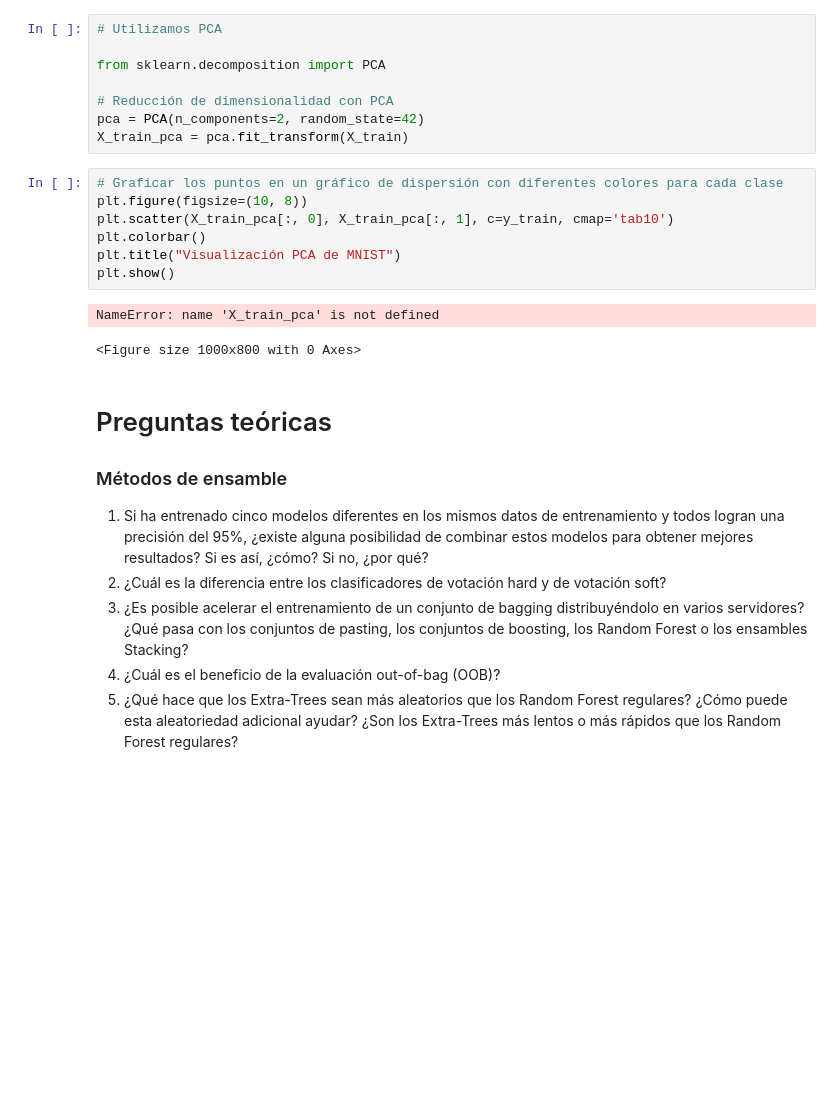
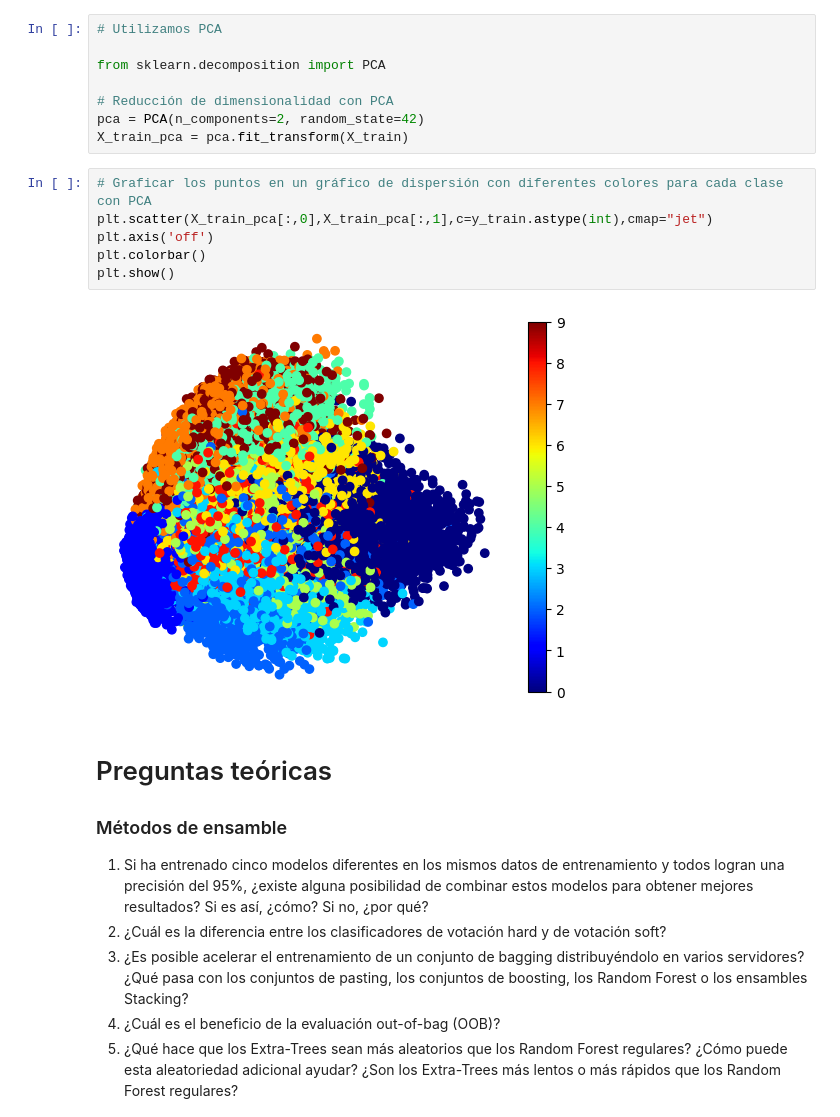
Before and after one commit to fransappia01/Sistemas-Inteligentes, a Jupyter notebook: Clase 7/Practico6.ipynb, the cells around one changed output. Drawn from its saved outputs; the diff is of its cells as text; blank space fills up the shorter version.

```diff
--- a/Clase 7/Practico6.ipynb
+++ b/Clase 7/Practico6.ipynb
@@ -302,15 +302,13 @@ from sklearn.decomposition import PCA
 pca = PCA(n_components=2, random_state=42)
 X_train_pca = pca.fit_transform(X_train)
 # %%
-# Graficar los puntos en un gráfico de dispersión con diferentes colores para cada clase
-plt.figure(figsize=(10, 8))
-plt.scatter(X_train_pca[:, 0], X_train_pca[:, 1], c=y_train, cmap='tab10')
+# Graficar los puntos en un gráfico de dispersión con diferentes colores para cada clase con PCA
+plt.scatter(X_train_pca[:,0],X_train_pca[:,1],c=y_train.astype(int),cmap="jet")
+plt.axis('off')
 plt.colorbar()
-plt.title("Visualización PCA de MNIST")
 plt.show()
 # %% [output]
-NameError: name 'X_train_pca' is not defined
-<Figure size 1000x800 with 0 Axes>
+[figure, added]
 # %% [markdown]
 # Preguntas teóricas
 ### Métodos de ensamble
```
Also changed, not shown: parts of 1 cell of this notebook.
